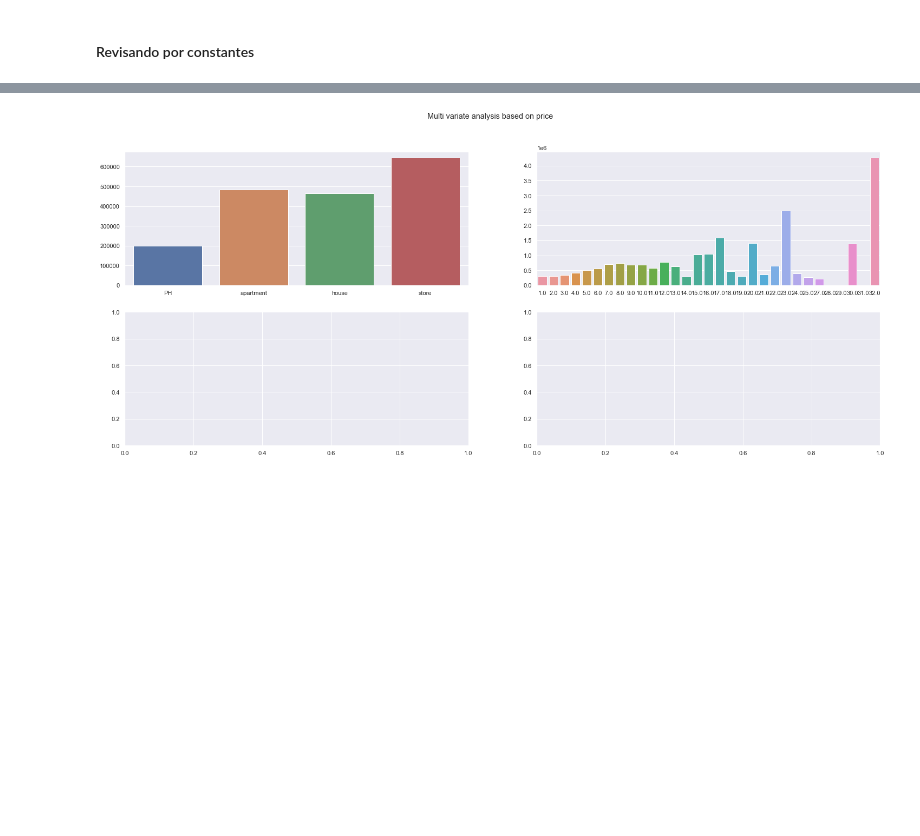
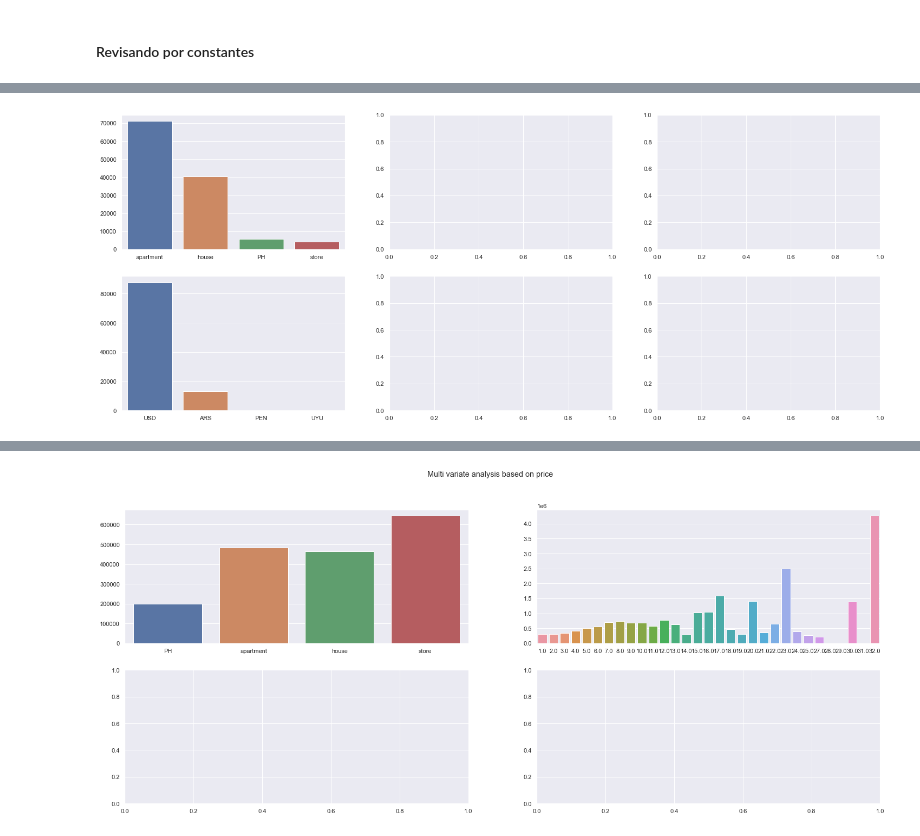
Before and after one commit to FabrizioV97/DHDS-TP1, a Jupyter notebook: Trabajo.ipynb, the cells around one changed output, grey strips where cells are left out. Saved outputs shown, nothing was run; the diff lists cells and outputs as text; code cells hidden in the pictures; blank space fills up the shorter version.

```diff
--- a/Trabajo.ipynb
+++ b/Trabajo.ipynb
@@ -222,3 +255,33 @@ if 'Unnamed: 0' in df.columns:
+# %%
+column_list = [column for column in df.columns if len(df[column].value_counts().index)>1 and len(df[column].value_counts().index)<=25]
+column_list
+
+df = other_df[column_list]
+
+
+if df.shape[1] % 3 != 0:
+    rows = round(df.shape[1] / 3) + 1
+else:
+    rows = df.shape[1] / 3
+
+
+fig, axes = plt.subplots(rows,3, figsize=(25, 10))
+
+
+col_iter = 0
+row_iter = 0
+for column in df.columns:
+    col_loc = df.columns.get_loc(column)
+
+    sn.barplot(x=df[column].value_counts().index, y=df[column].value_counts().values, ax=axes[row_iter, col_iter])
+
+    if col_loc % 3 == 0:
+        col_iter = 0
+        row_iter += 1
+    else:
+        col_iter += 1
+# %% [output]
+[figure, added]
 # %%
 def constant_check(dataframe):
     if isinstance(dataframe, pd.DataFrame) is True:
```
Also changed, not shown: parts of 2 cells of this notebook.
